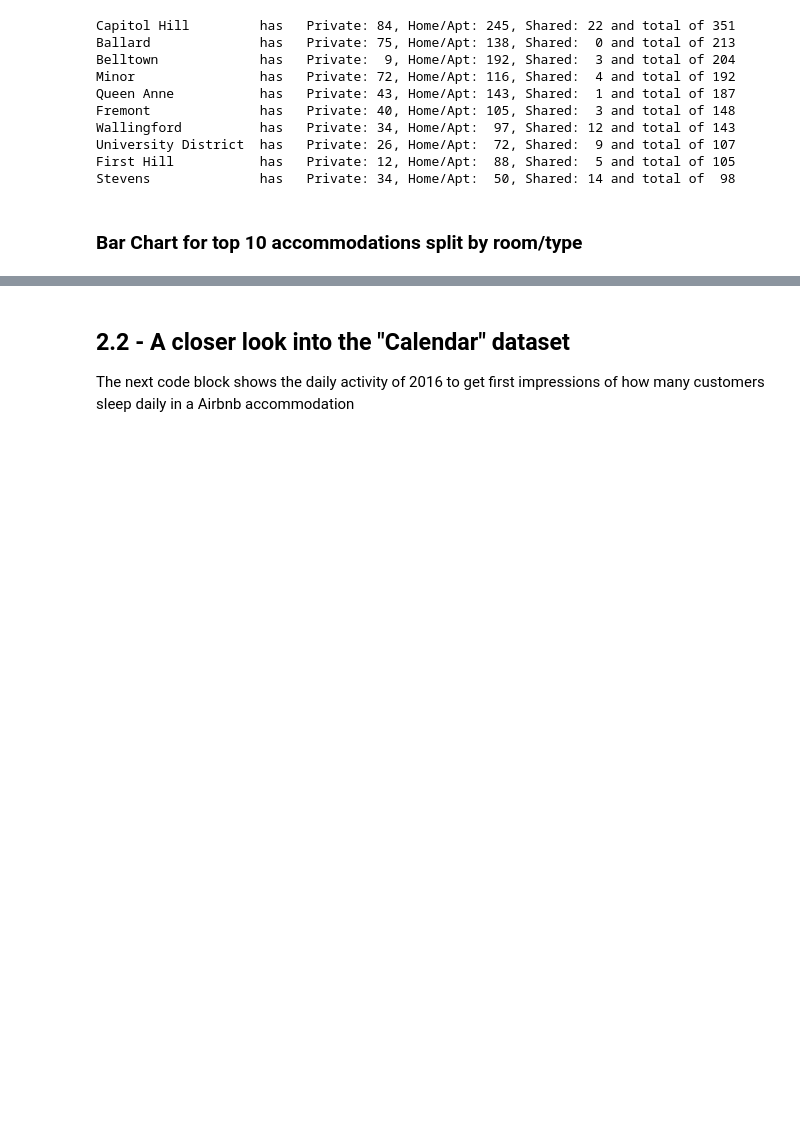
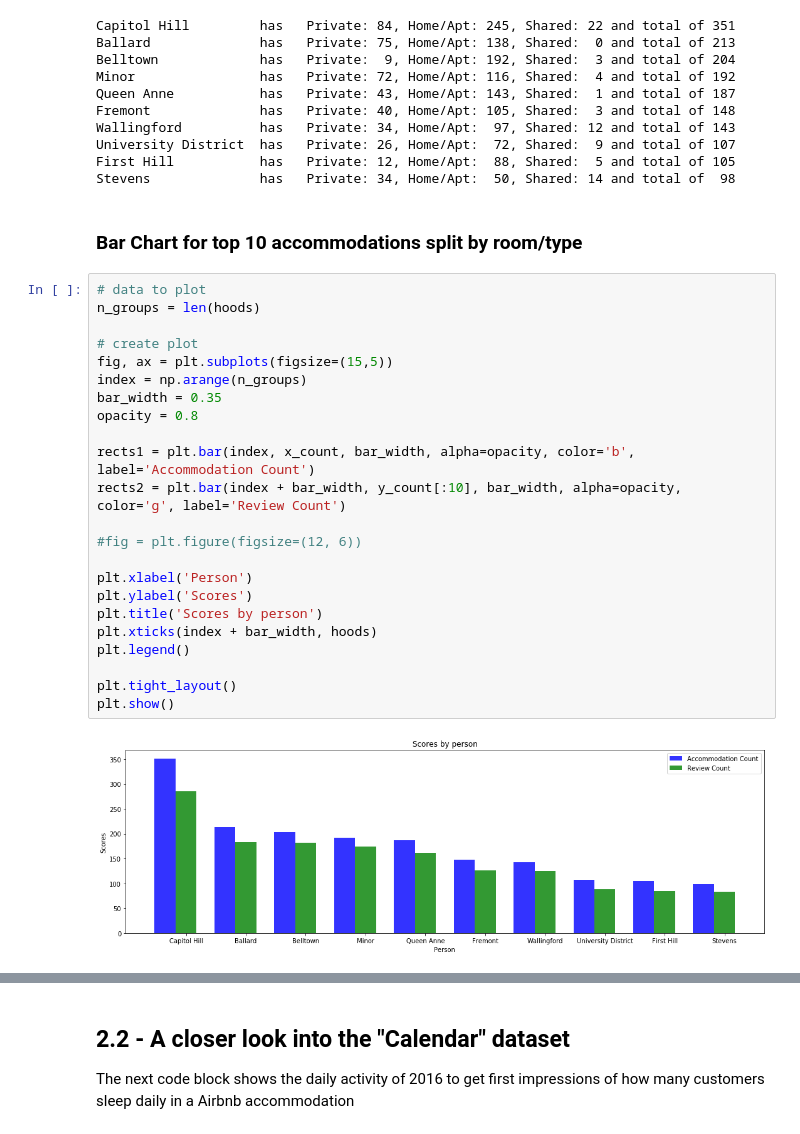
Before and after one commit to Mavengence/Kaggle-Seattle-Airbnb-Analysis-IS4861-Assignment, a Jupyter notebook: IS4861_group_project_airbnb.ipynb, the cells around one changed output, grey strips where cells are left out. Drawn from its saved outputs; the diff is of its cells as text; blank space fills up the shorter version.

```diff
--- a/IS4861_group_project_airbnb.ipynb
+++ b/IS4861_group_project_airbnb.ipynb
@@ -313,4 +320,29 @@ First Hill           has   Private: 12, Home/Apt:  88, Shared:  5 and total of 1
 Stevens              has   Private: 34, Home/Apt:  50, Shared: 14 and total of  98
 # %% [markdown]
 ### Bar Chart for top 10 accommodations split by room/type
+# %%
+# data to plot
+n_groups = len(hoods)
+
+# create plot
+fig, ax = plt.subplots(figsize=(15,5))
+index = np.arange(n_groups)
+bar_width = 0.35
+opacity = 0.8
+
+rects1 = plt.bar(index, x_count, bar_width, alpha=opacity, color='b', label='Accommodation Count')
+rects2 = plt.bar(index + bar_width, y_count[:10], bar_width, alpha=opacity, color='g', label='Review Count')
+
+#fig = plt.figure(figsize=(12, 6))
+
+plt.xlabel('Person')
+plt.ylabel('Scores')
+plt.title('Scores by person')
+plt.xticks(index + bar_width, hoods)
+plt.legend()
+
+plt.tight_layout()
+plt.show()
+# %% [output]
+[figure, added]
 # %%
```
Also changed, not shown: parts of 2 cells of this notebook, 1 other file.
